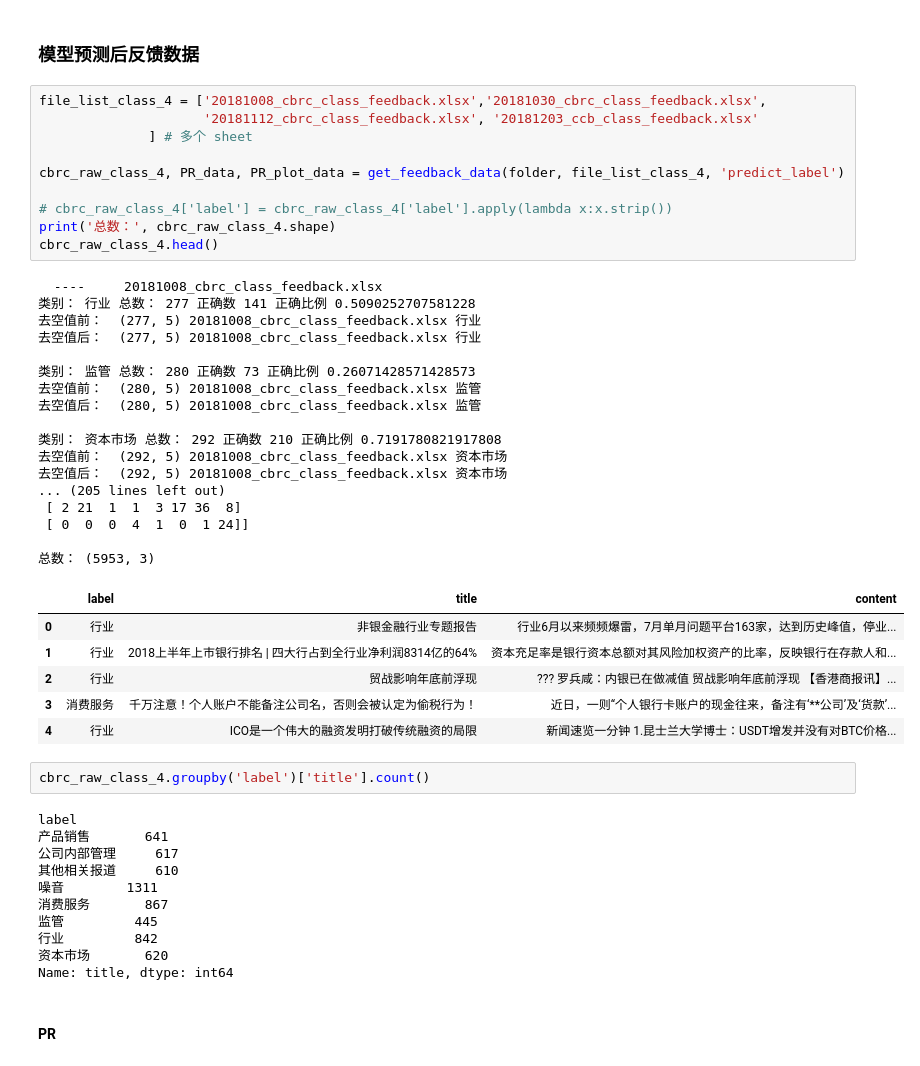
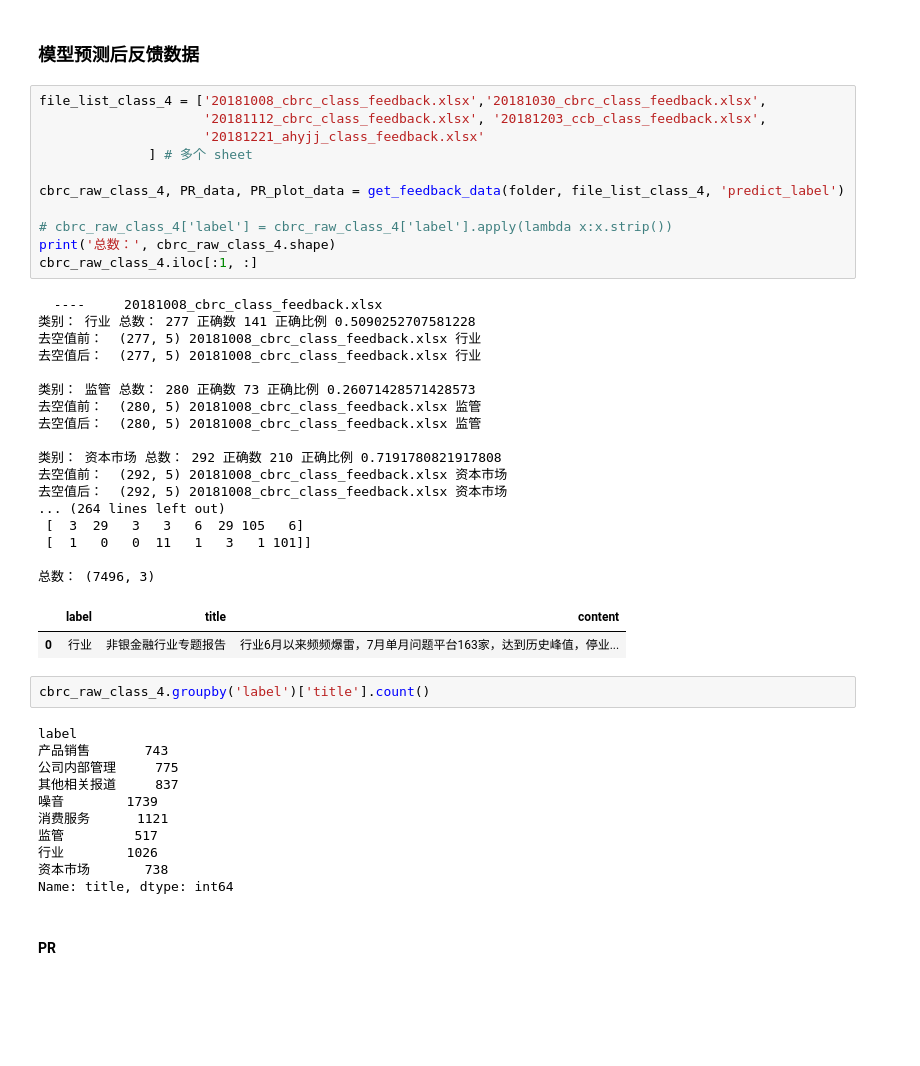
Before and after one commit to xuhuanyunxiao/jupyter-notebook, a Jupyter notebook: proj_train_test/get_and_pre_1.ipynb, the cells around one changed output. Cells and saved outputs as stored; diff of their text form; blank space fills up the shorter version.

```diff
--- a/proj_train_test/get_and_pre_1.ipynb
+++ b/proj_train_test/get_and_pre_1.ipynb
@@ -1162,50 +1160,47 @@ cbrc_raw_class_2.head()
 ### 模型预测后反馈数据
 # %%
 file_list_class_4 = ['20181008_cbrc_class_feedback.xlsx','20181030_cbrc_class_feedback.xlsx',
-                     '20181112_cbrc_class_feedback.xlsx', '20181203_ccb_class_feedback.xlsx'
+                     '20181112_cbrc_class_feedback.xlsx', '20181203_ccb_class_feedback.xlsx',
+                     '20181221_ahyjj_class_feedback.xlsx'
               ] # 多个 sheet
 
 cbrc_raw_class_4, PR_data, PR_plot_data = get_feedback_data(folder, file_list_class_4, 'predict_label')
 
 # cbrc_raw_class_4['label'] = cbrc_raw_class_4['label'].apply(lambda x:x.strip())
 print('总数：', cbrc_raw_class_4.shape)
-cbrc_raw_class_4.head()
+cbrc_raw_class_4.iloc[:1, :]
 # %% [output]
   ----     20181008_cbrc_class_feedback.xlsx
 类别： 行业 总数： 277 正确数 141 正确比例 0.5090252707581228
 去空值前：  (277, 5) 20181008_cbrc_class_feedback.xlsx 行业
 去空值后：  (277, 5) 20181008_cbrc_class_feedback.xlsx 行业
 
 类别： 监管 总数： 280 正确数 73 正确比例 0.26071428571428573
 去空值前：  (280, 5) 20181008_cbrc_class_feedback.xlsx 监管
 去空值后：  (280, 5) 20181008_cbrc_class_feedback.xlsx 监管
 
 类别： 资本市场 总数： 292 正确数 210 正确比例 0.7191780821917808
 去空值前：  (292, 5) 20181008_cbrc_class_feedback.xlsx 资本市场
 去空值后：  (292, 5) 20181008_cbrc_class_feedback.xlsx 资本市场
-... (205 lines left out)
- [ 2 21  1  1  3 17 36  8]
- [ 0  0  0  4  1  0  1 24]]
+... (264 lines left out)
+ [  3  29   3   3   6  29 105   6]
+ [  1   0   0  11   1   3   1 101]]
 
-总数： (5953, 3)
+总数： (7496, 3)
 |  | label | title | content |
 | 0 | 行业 | 非银金融行业专题报告 | 行业6月以来频频爆雷，7月单月问题平台163家，达到历史峰值，停业... |
-| 1 | 行业 | 2018上半年上市银行排名 | 四大行占到全行业净利润8314亿的64% | 资本充足率是银行资本总额对其风险加权资产的比率，反映银行在存款人和... |
-| 2 | 行业 | 贸战影响年底前浮现 | ??? 罗兵咸：内银已在做减值 贸战影响年底前浮现 【香港商报讯】... |
-| 3 | 消费服务 | 千万注意！个人账户不能备注公司名，否则会被认定为偷税行为！ | 近日，一则“个人银行卡账户的现金往来，备注有‘**公司’及‘货款’... |
-| 4 | 行业 | ICO是一个伟大的融资发明打破传统融资的局限 | 新闻速览一分钟 1.昆士兰大学博士：USDT增发并没有对BTC价格... |
 # %%
 cbrc_raw_class_4.groupby('label')['title'].count()
 # %% [output]
 label
-产品销售       641
-公司内部管理     617
-其他相关报道     610
-噪音        1311
-消费服务       867
-监管         445
-行业         842
-资本市场       620
+产品销售       743
+公司内部管理     775
+其他相关报道     837
+噪音        1739
+消费服务      1121
+监管         517
+行业        1026
+资本市场       738
 Name: title, dtype: int64
 # %% [markdown]
 #### PR
```
Also changed, not shown: parts of 15 cells of this notebook, 24 other files.
